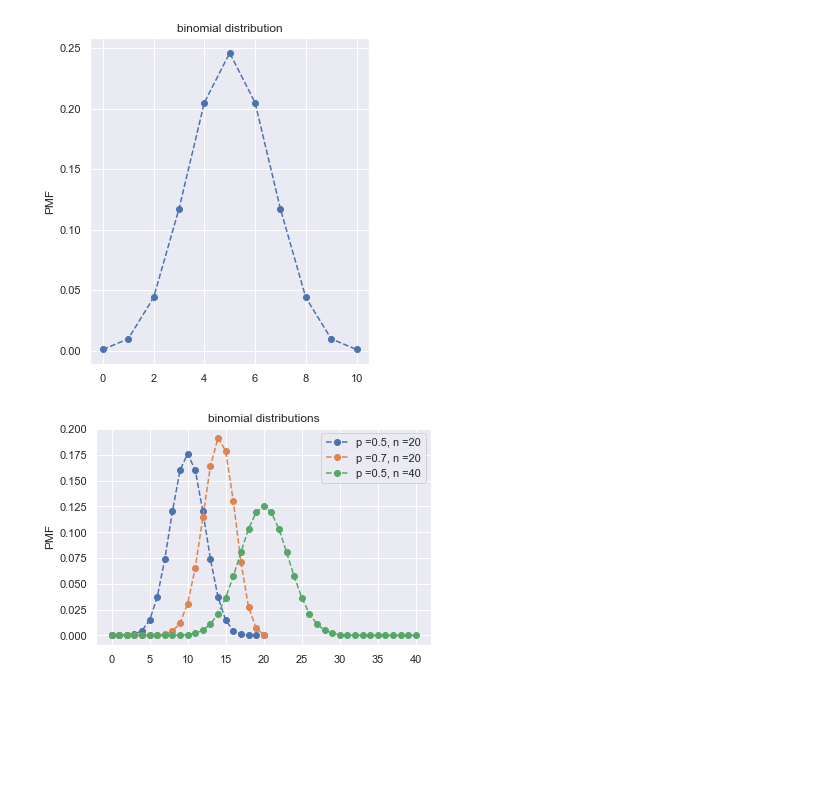
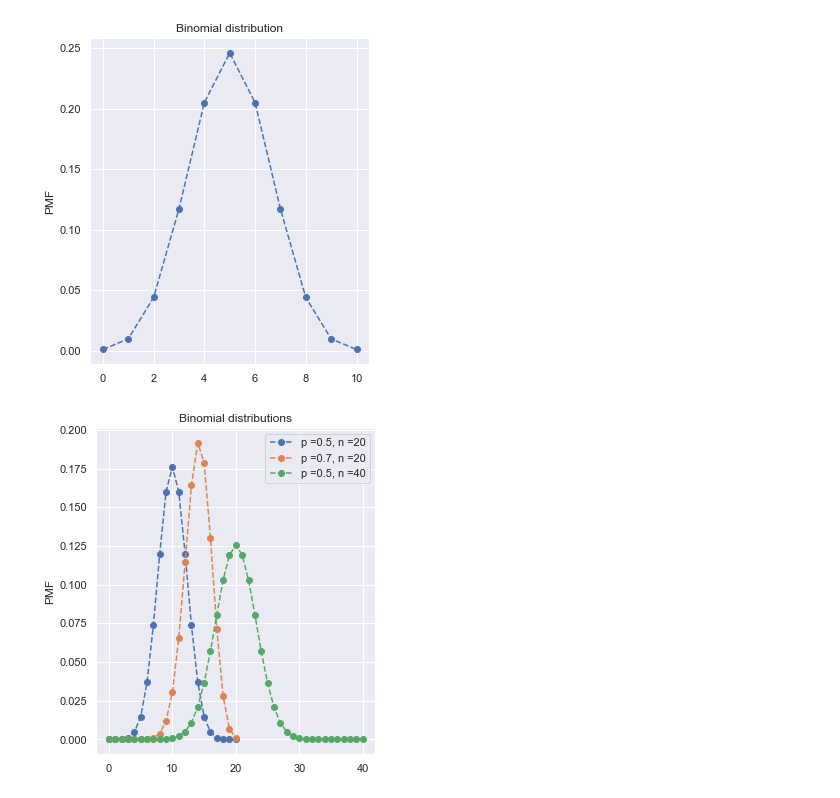
Before and after one commit to parbasu/statistics, a Jupyter notebook: examples_of_distribution/binomial_distribution.ipynb, the cells around one changed output. Saved outputs shown, nothing was run; the diff lists cells and outputs as text; code cells hidden in the pictures; blank space fills up the shorter version.

```diff
--- a/examples_of_distribution/binomial_distribution.ipynb
+++ b/examples_of_distribution/binomial_distribution.ipynb
@@ -21,33 +26,28 @@ pass
 # %%
-import matplotlib.pyplot as plt
-import numpy as np
-
-sns.set()
-
 n=10
 p=0.5
 x = np.arange(n+1)
 
 plt.plot(x, binom.pmf(x, n, p), 'o--')
 plt.ylabel('PMF')
-plt.title('binomial distribution')
+plt.title('Binomial distribution')
 pass
 # %% [output]
 [figure]
 # %%
-#we plot three binomial distribution with different parameters
+#we plot three Binomial distributions with different parameters
 
 ns= [20,20,40]
 ps = [0.5,0.7,0.5]
 
 for (p,n) in zip(ps,ns):
     bd = binom(n,p)
     x = np.arange(n+1)
     plt.plot(x, bd.pmf(x), 'o--', label = 'p ={0:3.1f}, n ={1}'.format(p,n))
 
 plt.legend()
 plt.ylabel('PMF')
-plt.title('binomial distributions')
+plt.title('Binomial distributions')
 pass
 # %% [output]
-[figure, old version]
+[figure, new version]
```
Also changed, not shown: parts of 3 cells of this notebook.
